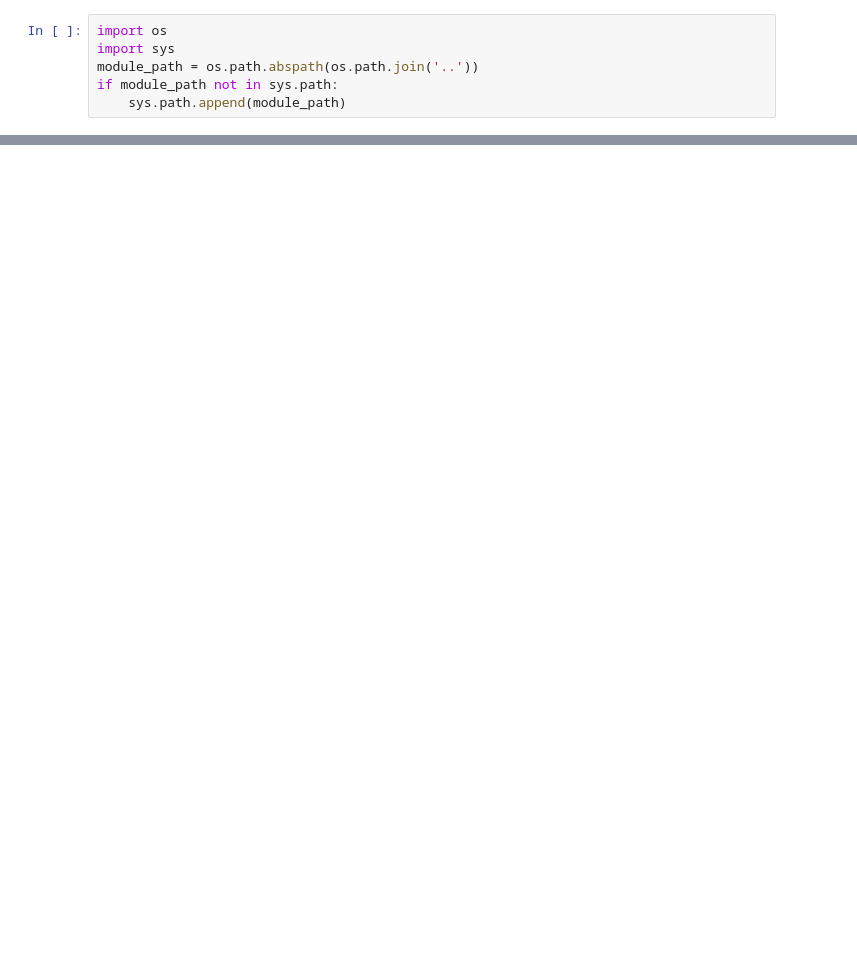
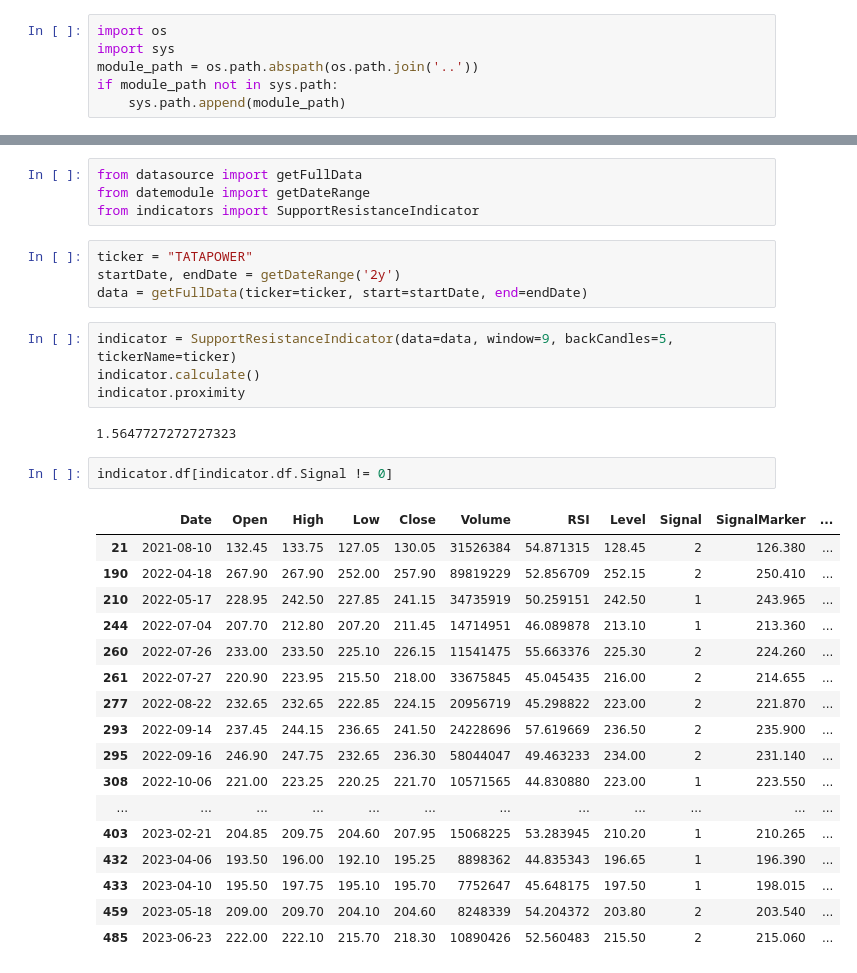
Before and after one commit to Aniruddh97/trading-bot, a Jupyter notebook: jupyter/sr_indicator.ipynb, the cells around one changed output, grey strips where cells are left out. Drawn from its saved outputs; the diff is of its cells as text; blank space fills up the shorter version.

```diff
--- a/jupyter/sr_indicator.ipynb
+++ b/jupyter/sr_indicator.ipynb
@@ -49,0 +7,34 @@ fig.show()
+# %%
+from datasource import getFullData
+from datemodule import getDateRange
+from indicators import SupportResistanceIndicator
+# %%
+ticker = "TATAPOWER"
+startDate, endDate = getDateRange('2y')
+data = getFullData(ticker=ticker, start=startDate, end=endDate)
+# %%
+indicator = SupportResistanceIndicator(data=data, window=9, backCandles=5, tickerName=ticker)
+indicator.calculate()
+indicator.proximity
+# %% [output]
+1.5647727272727323
+# %%
+indicator.df[indicator.df.Signal != 0]
+# %% [output]
+|  | Date | Open | High | Low | Close | Volume | RSI | Level | Signal | SignalMarker | ... |
+| 21 | 2021-08-10 | 132.45 | 133.75 | 127.05 | 130.05 | 31526384 | 54.871315 | 128.45 | 2 | 126.380 | ... |
+| 190 | 2022-04-18 | 267.90 | 267.90 | 252.00 | 257.90 | 89819229 | 52.856709 | 252.15 | 2 | 250.410 | ... |
+| 210 | 2022-05-17 | 228.95 | 242.50 | 227.85 | 241.15 | 34735919 | 50.259151 | 242.50 | 1 | 243.965 | ... |
+| 244 | 2022-07-04 | 207.70 | 212.80 | 207.20 | 211.45 | 14714951 | 46.089878 | 213.10 | 1 | 213.360 | ... |
+| 260 | 2022-07-26 | 233.00 | 233.50 | 225.10 | 226.15 | 11541475 | 55.663376 | 225.30 | 2 | 224.260 | ... |
+| 261 | 2022-07-27 | 220.90 | 223.95 | 215.50 | 218.00 | 33675845 | 45.045435 | 216.00 | 2 | 214.655 | ... |
+| 277 | 2022-08-22 | 232.65 | 232.65 | 222.85 | 224.15 | 20956719 | 45.298822 | 223.00 | 2 | 221.870 | ... |
+| 293 | 2022-09-14 | 237.45 | 244.15 | 236.65 | 241.50 | 24228696 | 57.619669 | 236.50 | 2 | 235.900 | ... |
+| 295 | 2022-09-16 | 246.90 | 247.75 | 232.65 | 236.30 | 58044047 | 49.463233 | 234.00 | 2 | 231.140 | ... |
+| 308 | 2022-10-06 | 221.00 | 223.25 | 220.25 | 221.70 | 10571565 | 44.830880 | 223.00 | 1 | 223.550 | ... |
+| ... | ... | ... | ... | ... | ... | ... | ... | ... | ... | ... | ... |
+| 403 | 2023-02-21 | 204.85 | 209.75 | 204.60 | 207.95 | 15068225 | 53.283945 | 210.20 | 1 | 210.265 | ... |
+| 432 | 2023-04-06 | 193.50 | 196.00 | 192.10 | 195.25 | 8898362 | 44.835343 | 196.65 | 1 | 196.390 | ... |
+| 433 | 2023-04-10 | 195.50 | 197.75 | 195.10 | 195.70 | 7752647 | 45.648175 | 197.50 | 1 | 198.015 | ... |
+| 459 | 2023-05-18 | 209.00 | 209.70 | 204.10 | 204.60 | 8248339 | 54.204372 | 203.80 | 2 | 203.540 | ... |
+| 485 | 2023-06-23 | 222.00 | 222.10 | 215.70 | 218.30 | 10890426 | 52.560483 | 215.50 | 2 | 215.060 | ... |
```
Also changed, not shown: parts of 5 cells of this notebook, 7 other files.
